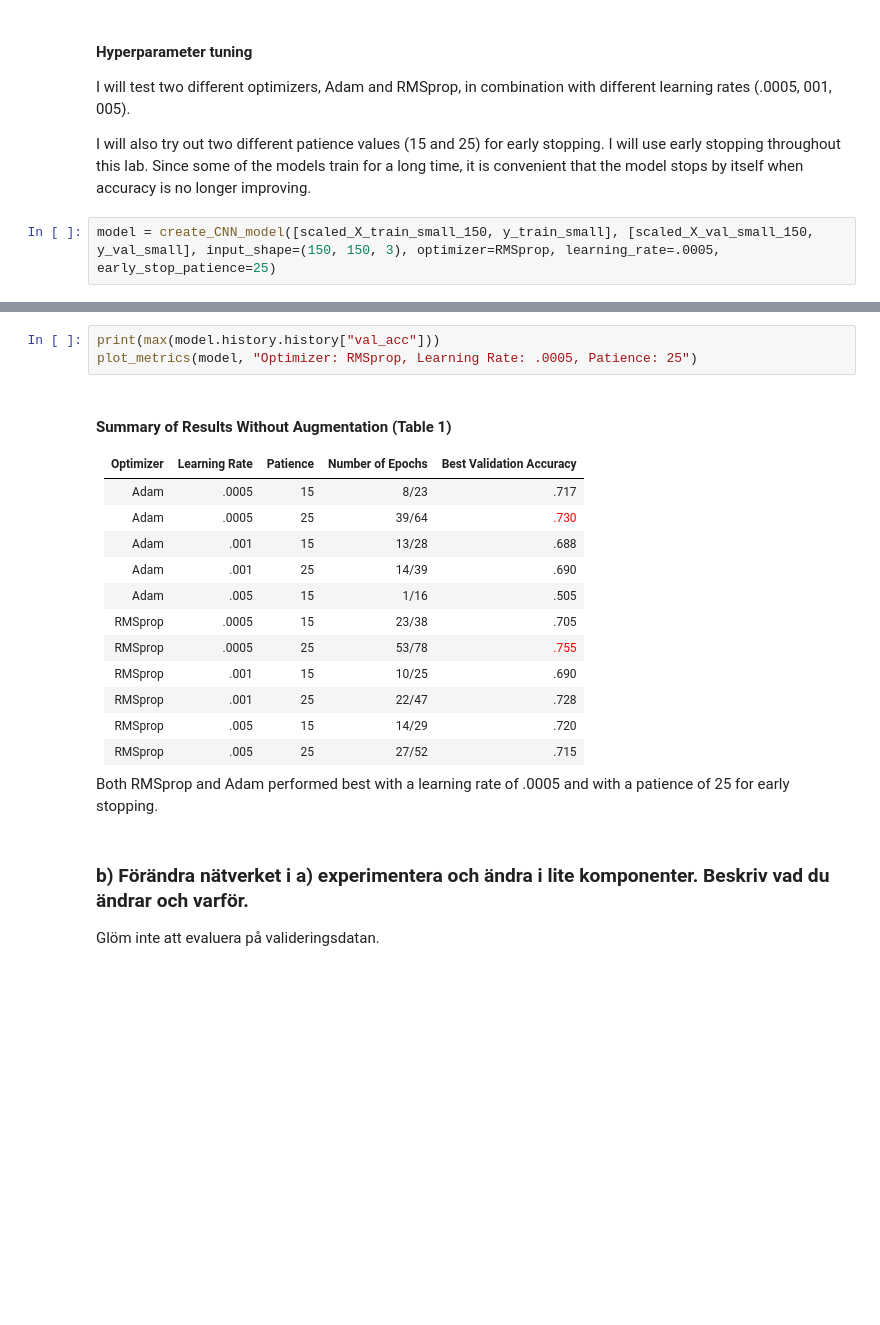
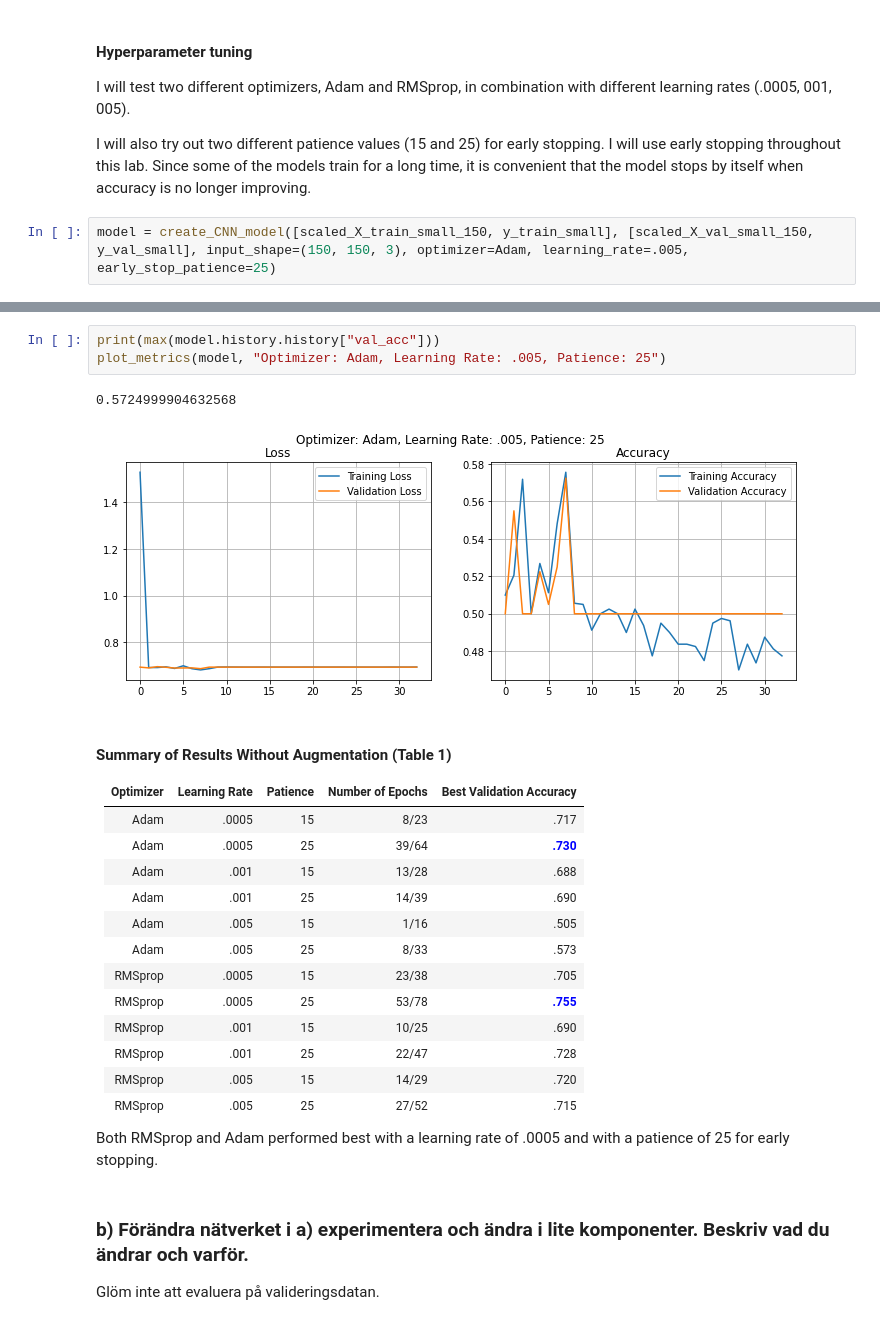
Before and after one commit to Anna-MariaSjolund/Deep-Learning-Anna-MariaSjolund, a Jupyter notebook: lab-dogs-vs-cats.ipynb, the cells around one changed output, grey strips where cells are left out. Drawn from its saved outputs; the diff is of its cells as text; blank space fills up the shorter version.

```diff
--- a/lab-dogs-vs-cats.ipynb
+++ b/lab-dogs-vs-cats.ipynb
@@ -741,4 +747,4 @@ I will test two different optimizers, Adam and RMSprop, in combination with diff
 
 I will also try out two different patience values (15 and 25) for early stopping. I will use early stopping throughout this lab. Since some of the models train for a long time, it is convenient that the model stops by itself when accuracy is no longer improving.
 # %%
-model = create_CNN_model([scaled_X_train_small_150, y_train_small], [scaled_X_val_small_150, y_val_small], input_shape=(150, 150, 3), optimizer=RMSprop, learning_rate=.0005, early_stop_patience=25)
+model = create_CNN_model([scaled_X_train_small_150, y_train_small], [scaled_X_val_small_150, y_val_small], input_shape=(150, 150, 3), optimizer=Adam, learning_rate=.005, early_stop_patience=25)
@@ -745,18 +769,22 @@ model = create_CNN_model([scaled_X_train_small_150, y_train_small], [scaled_X_va
 # %%
 print(max(model.history.history["val_acc"]))
-plot_metrics(model, "Optimizer: RMSprop, Learning Rate: .0005, Patience: 25")
+plot_metrics(model, "Optimizer: Adam, Learning Rate: .005, Patience: 25")
+# %% [output]
+0.5724999904632568
+[figure, added]
 # %% [markdown]
 #### Summary of Results Without Augmentation (Table 1)
 
 |Optimizer|Learning Rate|Patience|Number of Epochs|Best Validation Accuracy              |
 |---------|-------------|--------|----------------|--------------------------------------|
 | Adam    | .0005       | 15     | 8/23           | .717                                 |
-| Adam    | .0005       | 25     | 39/64          | <span style="color:red">.730</span>                                 |
+| Adam    | .0005       | 25     | 39/64          | <span style="color:blue"><b>.730</span>  |
 | Adam    | .001        | 15     | 13/28          | .688                                 |
 | Adam    | .001        | 25     | 14/39          | .690                                 |
 | Adam    | .005        | 15     | 1/16           | .505                                 |
+| Adam    | .005        | 25     | 8/33           | .573                                 |
 | RMSprop | .0005       | 15     | 23/38          | .705                                 |
-| RMSprop | .0005       | 25     | 53/78          | <span style="color:red">.755</span>  |
+| RMSprop | .0005       | 25     | 53/78          | <span style="color:blue"><b>.755</span>  |
 | RMSprop | .001        | 15     | 10/25          | .690                                 |
 | RMSprop | .001        | 25     | 22/47          | .728                                 |
 | RMSprop | .005        | 15     | 14/29          | .720                                 |
```
Also changed, not shown: parts of 56 cells of this notebook.
